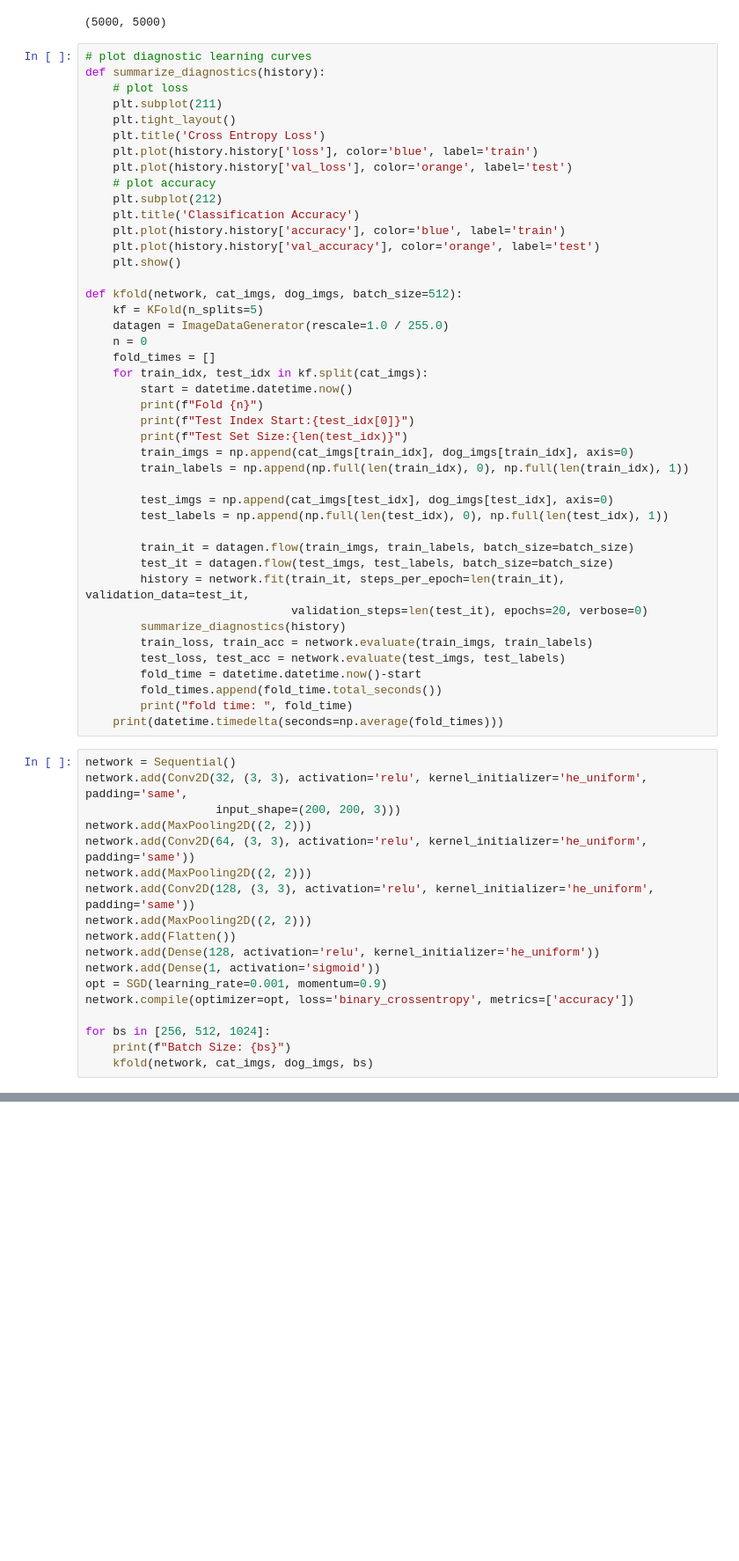
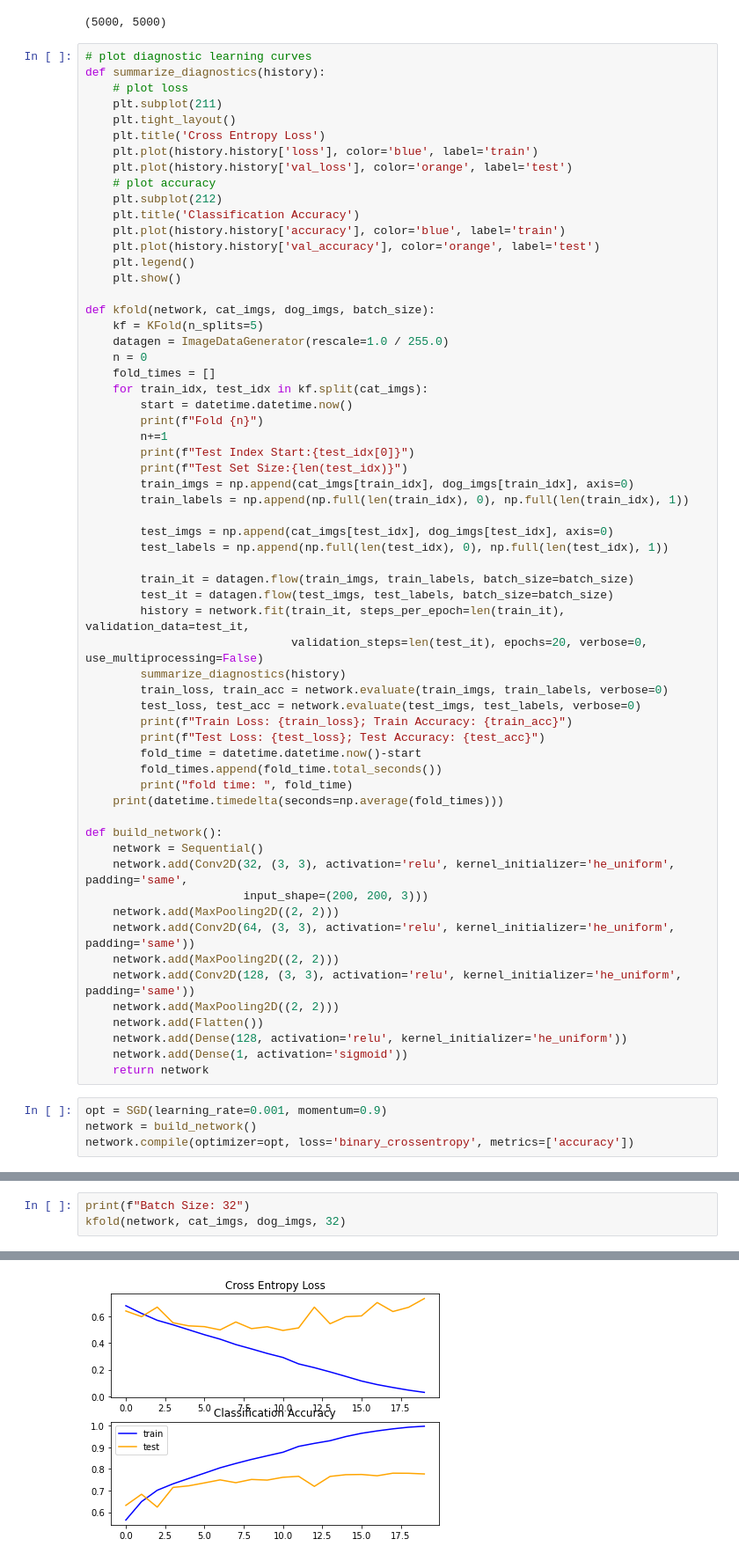
Before and after one commit to NJindia/Cats-vs-Dogs-DL, a Jupyter notebook: DL_HW2.ipynb, the cells around one changed output, grey strips where cells are left out. Shown at 88% size. Cells and saved outputs as stored; diff of their text form; blank space fills up the shorter version.

```diff
--- a/DL_HW2.ipynb
+++ b/DL_HW2.ipynb
@@ -52,9 +52,10 @@ def summarize_diagnostics(history):
     plt.title('Classification Accuracy')
     plt.plot(history.history['accuracy'], color='blue', label='train')
     plt.plot(history.history['val_accuracy'], color='orange', label='test')
+    plt.legend()
     plt.show()
 
-def kfold(network, cat_imgs, dog_imgs, batch_size=512):
+def kfold(network, cat_imgs, dog_imgs, batch_size):
     kf = KFold(n_splits=5)
     datagen = ImageDataGenerator(rescale=1.0 / 255.0)
     n = 0
@@ -62,6 +63,7 @@ def kfold(network, cat_imgs, dog_imgs, batch_size=512):
     for train_idx, test_idx in kf.split(cat_imgs):
         start = datetime.datetime.now()
         print(f"Fold {n}")
+        n+=1
         print(f"Test Index Start:{test_idx[0]}")
         print(f"Test Set Size:{len(test_idx)}")
         train_imgs = np.append(cat_imgs[train_idx], dog_imgs[train_idx], axis=0)
@@ -73,30 +75,32 @@ def kfold(network, cat_imgs, dog_imgs, batch_size=512):
         train_it = datagen.flow(train_imgs, train_labels, batch_size=batch_size)
         test_it = datagen.flow(test_imgs, test_labels, batch_size=batch_size)
         history = network.fit(train_it, steps_per_epoch=len(train_it), validation_data=test_it,
-                              validation_steps=len(test_it), epochs=20, verbose=0)
+                              validation_steps=len(test_it), epochs=20, verbose=0, use_multiprocessing=False)
         summarize_diagnostics(history)
-        train_loss, train_acc = network.evaluate(train_imgs, train_labels)
-        test_loss, test_acc = network.evaluate(test_imgs, test_labels)
+        train_loss, train_acc = network.evaluate(train_imgs, train_labels, verbose=0)
+        test_loss, test_acc = network.evaluate(test_imgs, test_labels, verbose=0)
+        print(f"Train Loss: {train_loss}; Train Accuracy: {train_acc}")
+        print(f"Test Loss: {test_loss}; Test Accuracy: {test_acc}")
         fold_time = datetime.datetime.now()-start
         fold_times.append(fold_time.total_seconds())
         print("fold time: ", fold_time)
     print(datetime.timedelta(seconds=np.average(fold_times)))
+
+def build_network():
+    network = Sequential()
+    network.add(Conv2D(32, (3, 3), activation='relu', kernel_initializer='he_uniform', padding='same',
+                       input_shape=(200, 200, 3)))
+    network.add(MaxPooling2D((2, 2)))
+    network.add(Conv2D(64, (3, 3), activation='relu', kernel_initializer='he_uniform', padding='same'))
+    network.add(MaxPooling2D((2, 2)))
+    network.add(Conv2D(128, (3, 3), activation='relu', kernel_initializer='he_uniform', padding='same'))
+    network.add(MaxPooling2D((2, 2)))
+    network.add(Flatten())
+    network.add(Dense(128, activation='relu', kernel_initializer='he_uniform'))
+    network.add(Dense(1, activation='sigmoid'))
+    return network
 # %%
-network = Sequential()
-network.add(Conv2D(32, (3, 3), activation='relu', kernel_initializer='he_uniform', padding='same',
-                   input_shape=(200, 200, 3)))
-network.add(MaxPooling2D((2, 2)))
-network.add(Conv2D(64, (3, 3), activation='relu', kernel_initializer='he_uniform', padding='same'))
-network.add(MaxPooling2D((2, 2)))
-network.add(Conv2D(128, (3, 3), activation='relu', kernel_initializer='he_uniform', padding='same'))
-network.add(MaxPooling2D((2, 2)))
-network.add(Flatten())
-network.add(Dense(128, activation='relu', kernel_initializer='he_uniform'))
-network.add(Dense(1, activation='sigmoid'))
 opt = SGD(learning_rate=0.001, momentum=0.9)
+network = build_network()
 network.compile(optimizer=opt, loss='binary_crossentropy', metrics=['accuracy'])
-
-for bs in [256, 512, 1024]:
-    print(f"Batch Size: {bs}")
-    kfold(network, cat_imgs, dog_imgs, bs)
 # %% [output]
@@ -150,0 +119,4 @@ Test Set Size:1000
+# %%
+print(f"Batch Size: 32")
+kfold(network, cat_imgs, dog_imgs, 32)
+# %% [output]
@@ -150,0 +129 @@ Test Set Size:1000
+[figure, added]
```
Also changed, not shown: parts of 12 cells of this notebook, 8 other files.
